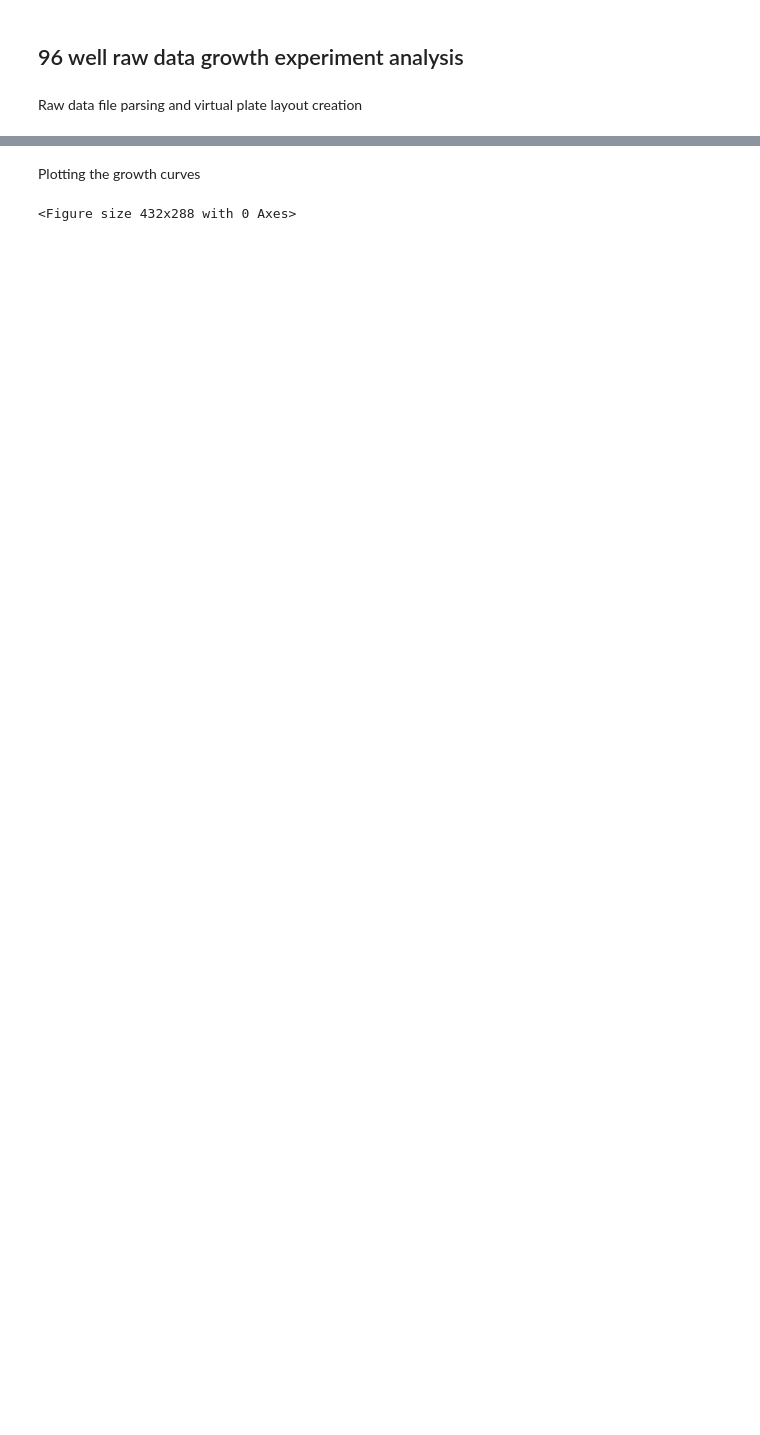
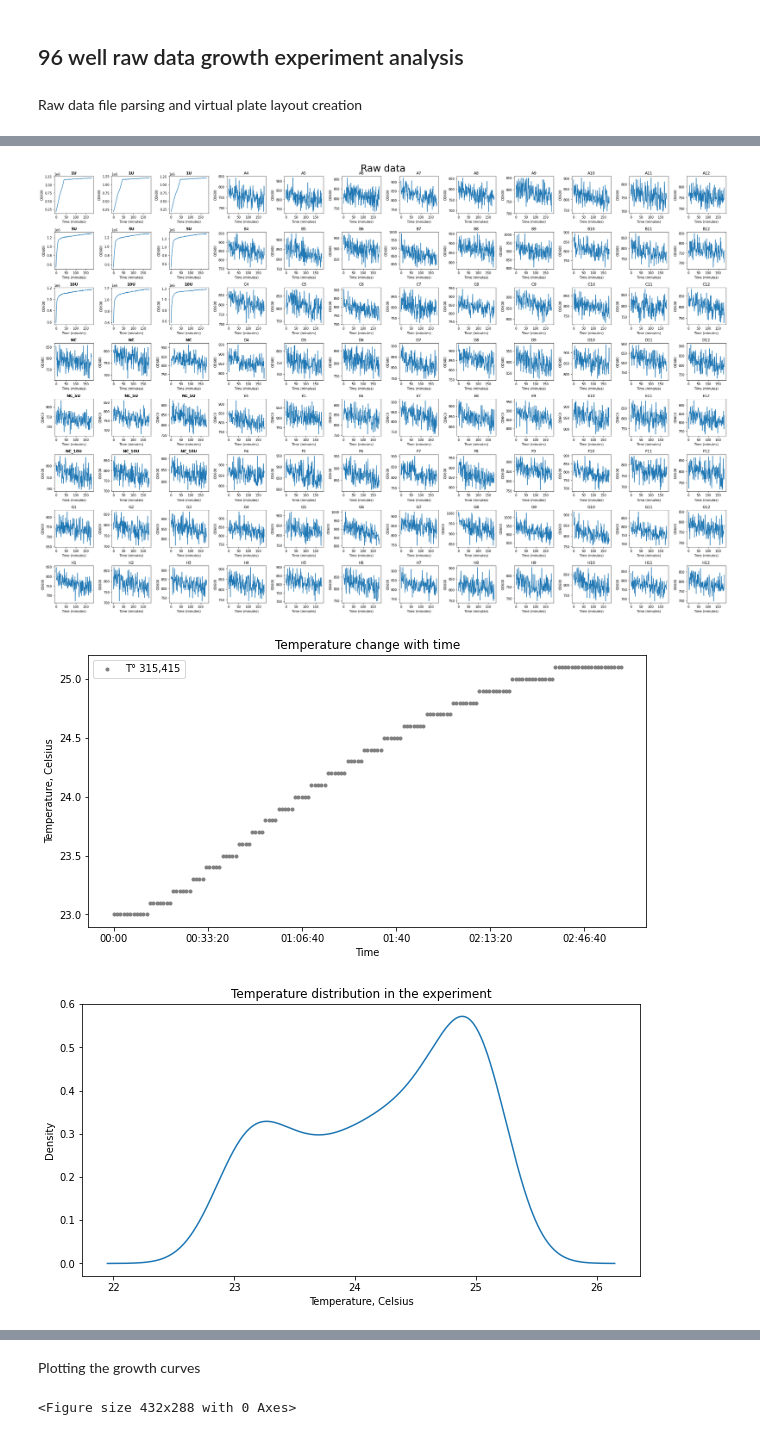
Before and after one commit to cultivarium/Growth_analysis, a Jupyter notebook: growth_curves.ipynb, the cells around one changed output, grey strips where cells are left out. Cells and saved outputs as stored; diff of their text form; code cells hidden in the pictures; blank space fills up the shorter version.

```diff
--- a/growth_curves.ipynb
+++ b/growth_curves.ipynb
@@ -95 +177,63 @@ plt.show()
+# %%
+# general plots
+
+# plot all the wells in subplots to look like the plate
+def plotPlate(plate, title):
+
+    # plots multiple subplots of  a given dataframe
+    i=0
+    # use plate columns to get the number of columns and rows for the subplots
+    nrows=set()
+    ncols=set()
+    for col in plate.columns:
+        if any(x in col for x in['Time','T° 315,415','total_minutes']):
+            continue
+        w=re.match("([A-Z])([0-9]+)",col)
+        nrows.add(w.group(1))
+        ncols.add(w.group(2))
+    fig=plt.figure(figsize=(2.5*len(ncols),2.5*len(nrows)))
+    fig.subplots_adjust(hspace=0.4, wspace=0.4)
+
+    # Add the main title
+    fig.suptitle(title, fontsize=30)
+    for col in plate.columns:
+        # skip the time and temperature column
+        if any(x in col for x in['Time','T° 315,415','total_minutes']):
+            continue
+        # go down a row every 12 wells
+        i+=1
+        '''if i%12==0:
+            i=1'''
+        ax=fig.add_subplot(len(nrows),len(ncols),i)
+        ax.plot(plate['total_minutes'], plate[col])
+        if col in col2sample:
+            plt.title(col2sample[col],fontweight="bold")
+        else:
+            plt.title(col)
+        plt.xlabel('Time (minutes)')
+        plt.ylabel('OD600')
+    plt.tight_layout()
+    plt.savefig(graphicspath+'/'+title+'_'+filename +'.svg')
+    plt.show()
+
+plotPlate(expdf,'Raw data')
+
+# temperature distribution across time
+cnames=expdf.columns
+
+expdf.plot(x=cnames[0], y=cnames[1], figsize=(10,5), color='grey',style=".")
+plt.title('Temperature change with time')
+plt.ylabel('Temperature, Celsius')
+plt.savefig(graphicspath+'/tempvstime_'+filename+'.svg')
+plt.show()
+
+plt.figure()
+expdf[cnames[1]].plot.kde(figsize=(10,5), title='Temperature distribution in the experiment')
+plt.xlabel('Temperature, Celsius')
+plt.savefig(graphicspath+'/temp_dist_'+filename+'.svg')
+plt.show()
+# %% [output]
+[figure, added]
+[figure, added]
+[figure, added]
 # %% [markdown]
```
Also changed, not shown: parts of 17 cells of this notebook, 7 other files.
